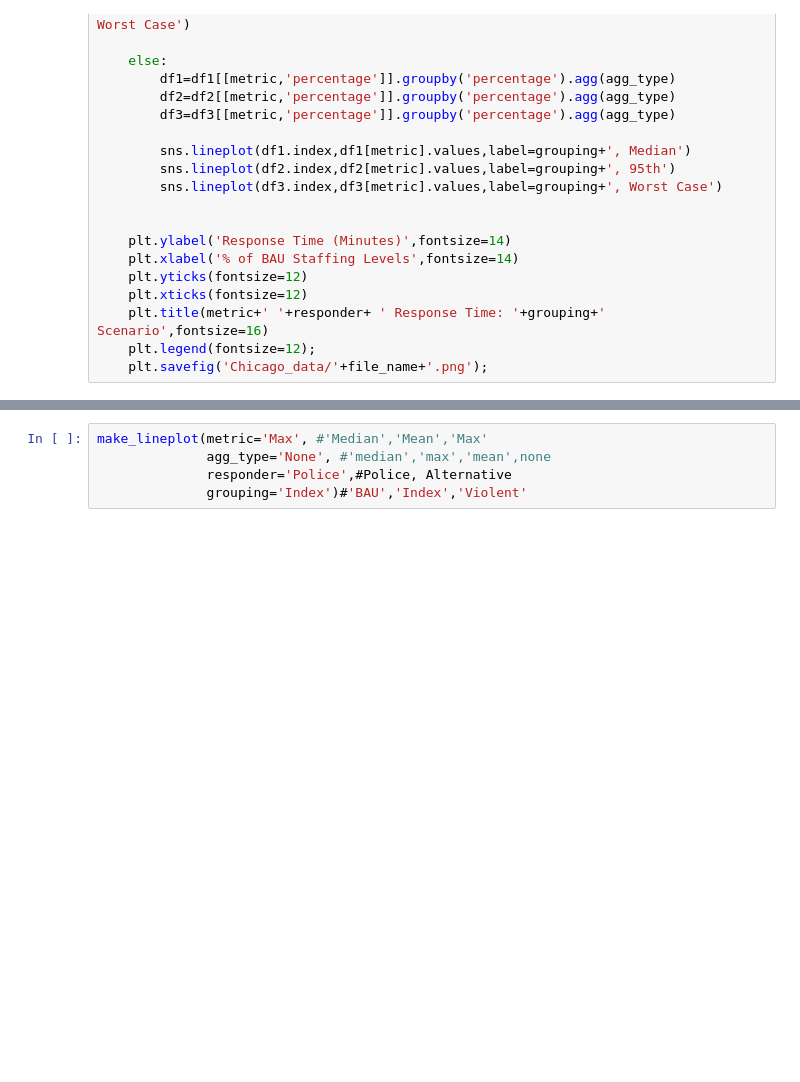
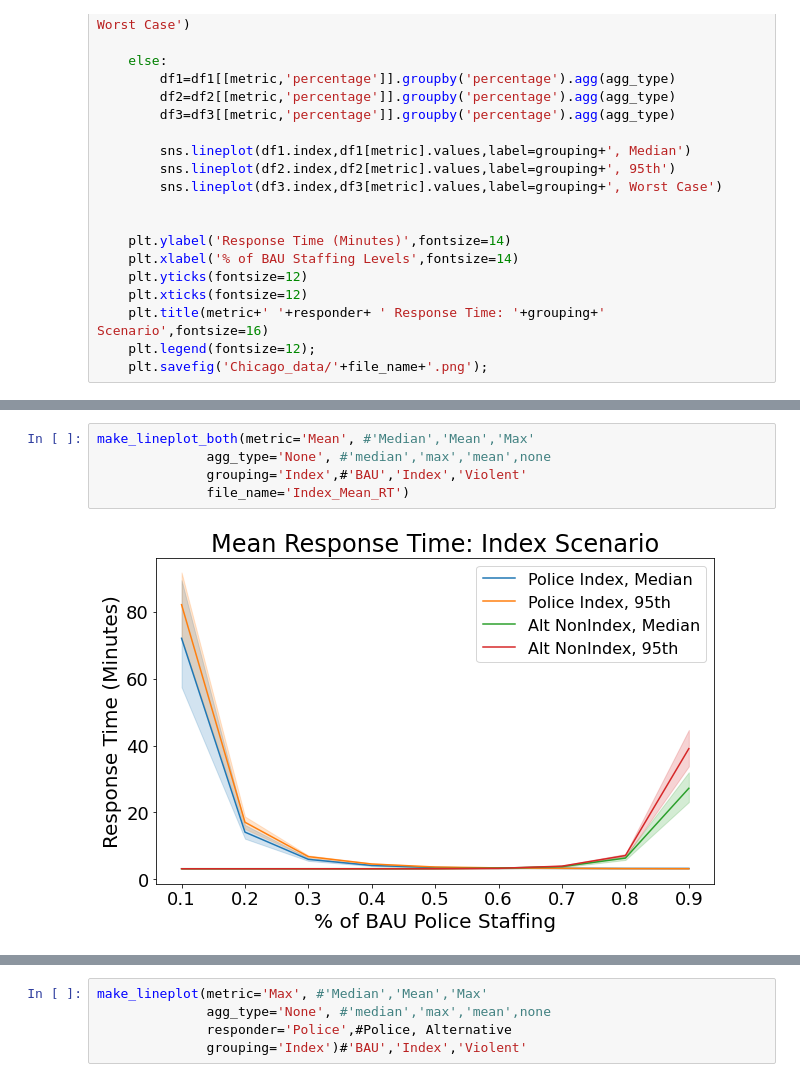
Before and after one commit to callieclark/response-time-project, a Jupyter notebook: Plot_Generator_V2.ipynb, the cells around one changed output, grey strips where cells are left out. Saved outputs shown, nothing was run; the diff lists cells and outputs as text; blank space fills up the shorter version.

```diff
--- a/Plot_Generator_V2.ipynb
+++ b/Plot_Generator_V2.ipynb
@@ -222 +451,8 @@ def make_lineplot_both(metric='Mean',agg_type='mean',responder='Police',grouping
     plt.savefig('Chicago_data/'+file_name+'.png');
+# %%
+make_lineplot_both(metric='Mean', #'Median','Mean','Max'
+              agg_type='None', #'median','max','mean',none
+              grouping='Index',#'BAU','Index','Violent'
+              file_name='Index_Mean_RT')
+# %% [output]
+[figure, added]
```
Also changed, not shown: parts of 23 cells of this notebook, 4 other files.
